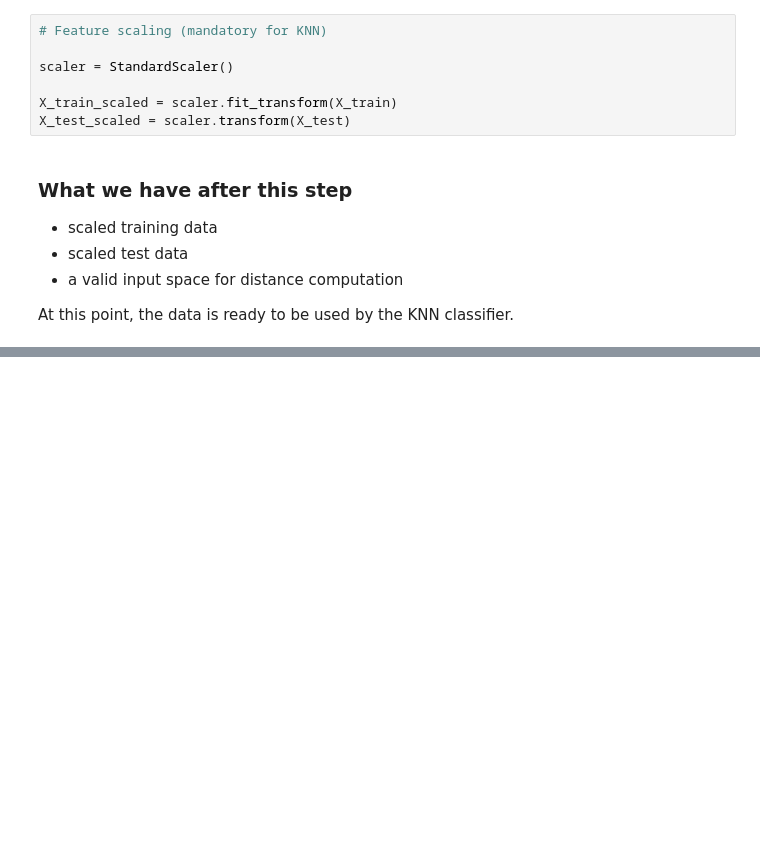
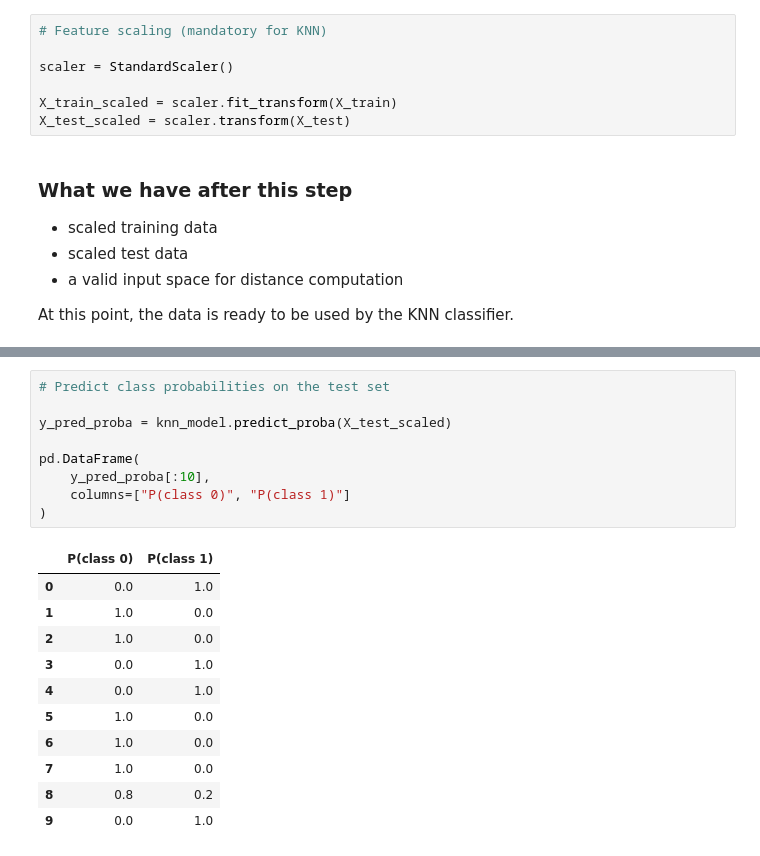
Before and after one commit to Aleex87/ml-methods, a Jupyter notebook: noteooks/supervised/classification/knn_classification.ipynb, the cells around one changed output, grey strips where cells are left out. Drawn from its saved outputs; the diff is of its cells as text; blank space fills up the shorter version.

```diff
--- a/noteooks/supervised/classification/knn_classification.ipynb
+++ b/noteooks/supervised/classification/knn_classification.ipynb
@@ -231,0 +473,21 @@ to be used by the KNN classifier.
+# %%
+# Predict class probabilities on the test set
+
+y_pred_proba = knn_model.predict_proba(X_test_scaled)
+
+pd.DataFrame(
+    y_pred_proba[:10],
+    columns=["P(class 0)", "P(class 1)"]
+)
+# %% [output]
+|  | P(class 0) | P(class 1) |
+| 0 | 0.0 | 1.0 |
+| 1 | 1.0 | 0.0 |
+| 2 | 1.0 | 0.0 |
+| 3 | 0.0 | 1.0 |
+| 4 | 0.0 | 1.0 |
+| 5 | 1.0 | 0.0 |
+| 6 | 1.0 | 0.0 |
+| 7 | 1.0 | 0.0 |
+| 8 | 0.8 | 0.2 |
+| 9 | 0.0 | 1.0 |
```
Also changed, not shown: parts of 35 cells of this notebook, 1 other file.
